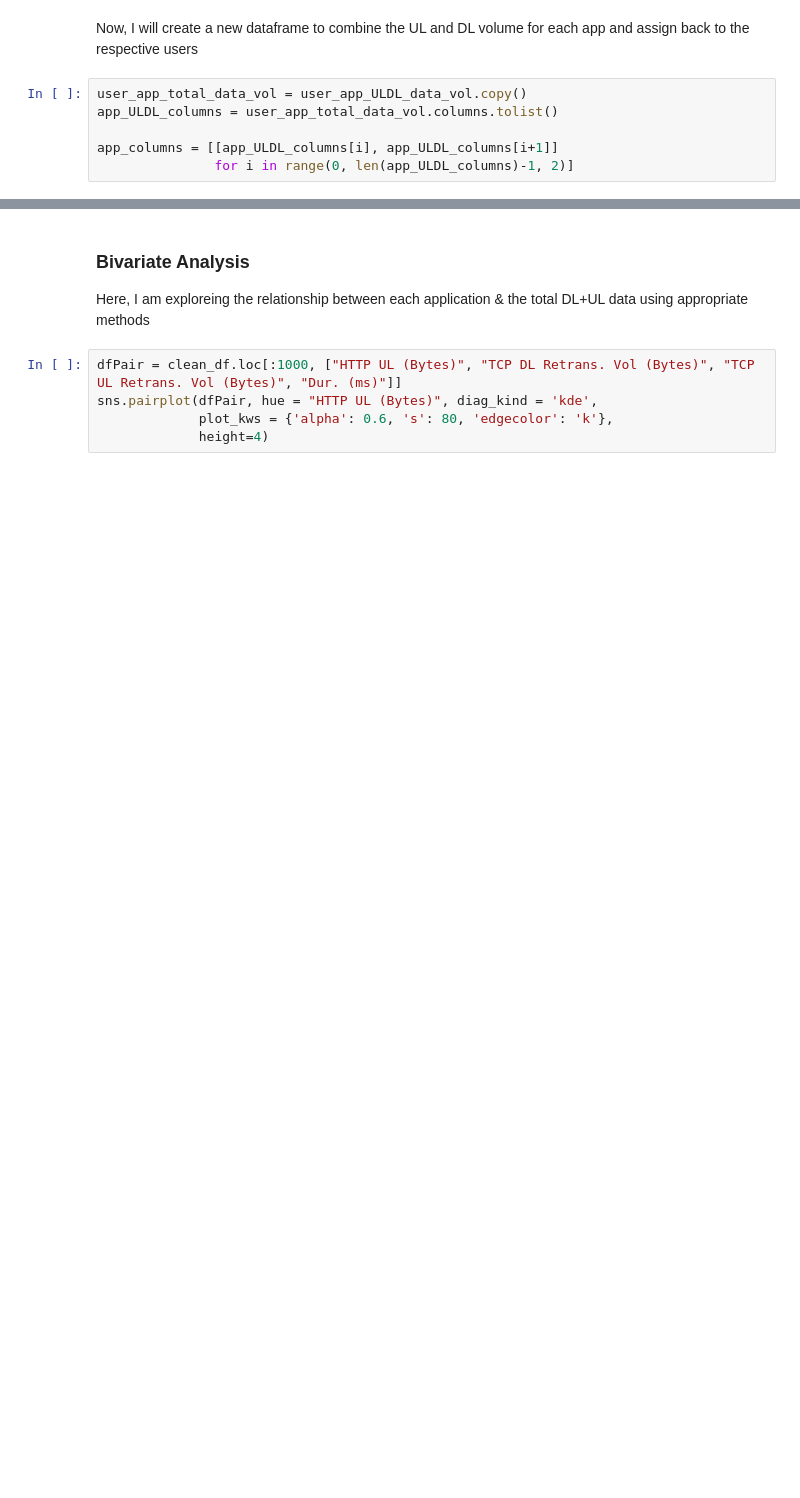
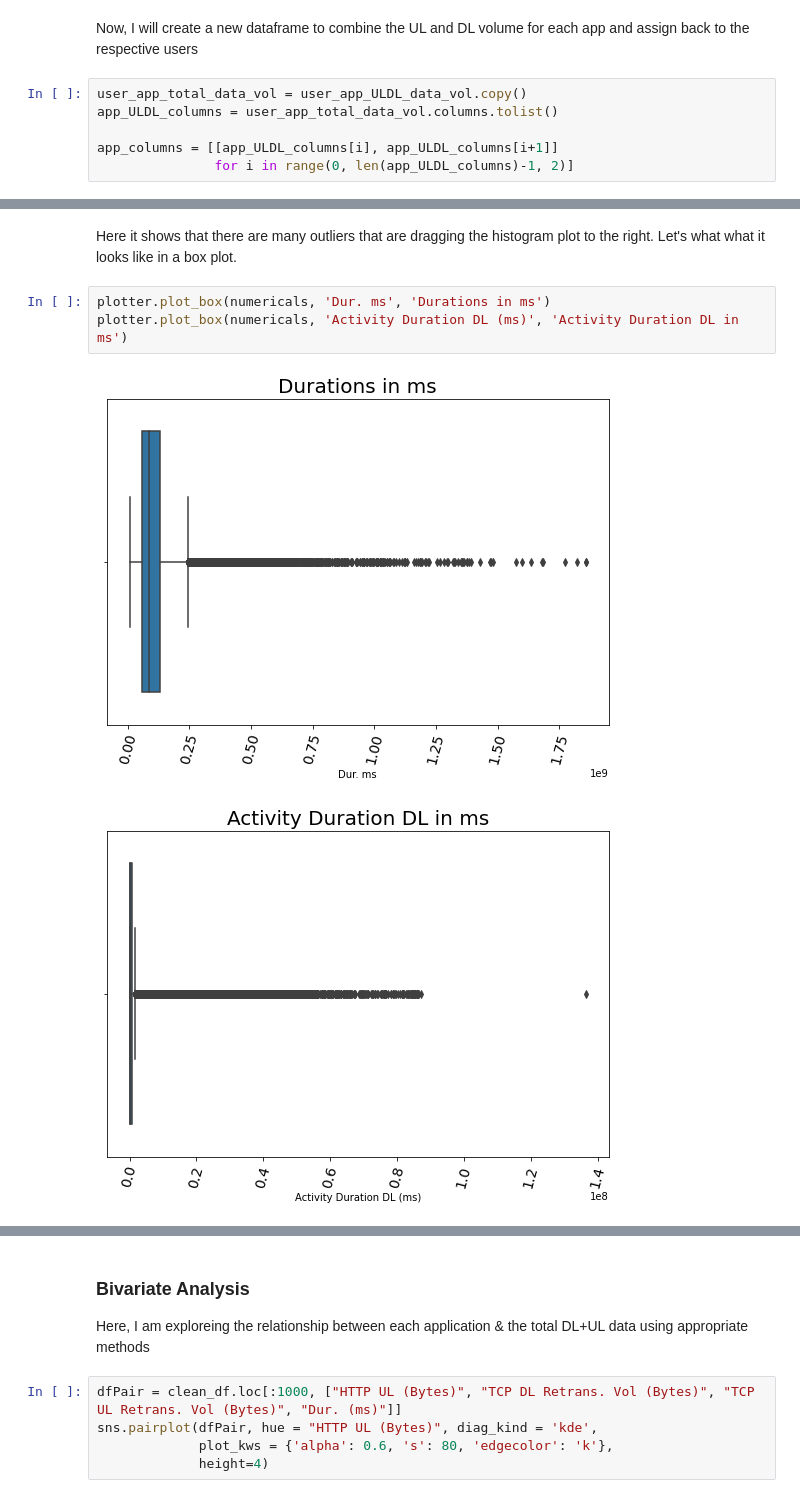
Before and after one commit to Hen0k/TellCo-user-analysis, a Jupyter notebook: notebooks/1-User-Overview-Analysis.ipynb, the cells around one changed output, grey strips where cells are left out. Cells and saved outputs as stored; diff of their text form; blank space fills up the shorter version.

```diff
--- a/notebooks/1-User-Overview-Analysis.ipynb
+++ b/notebooks/1-User-Overview-Analysis.ipynb
@@ -338,0 +317,8 @@ This can also be confirmed using histograms. What we will see is that most of th
+# %% [markdown]
+Here it shows that there are many outliers that are dragging the histogram plot to the right. Let's what what it looks like in a box plot.
+# %%
+plotter.plot_box(numericals, 'Dur. ms', 'Durations in ms')
+plotter.plot_box(numericals, 'Activity Duration DL (ms)', 'Activity Duration DL in ms')
+# %% [output]
+[figure, added]
+[figure, added]
```
Also changed, not shown: parts of 51 cells of this notebook.
